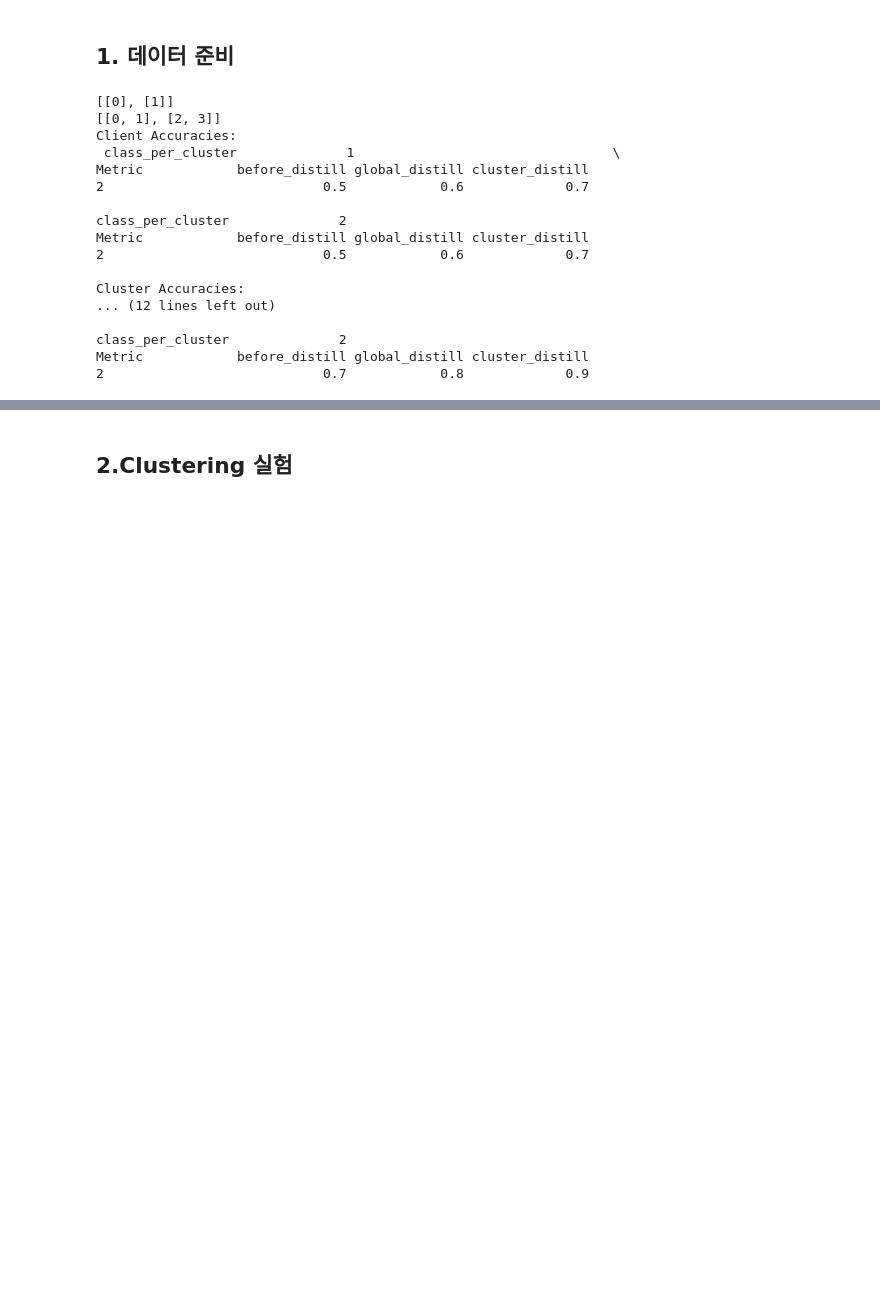
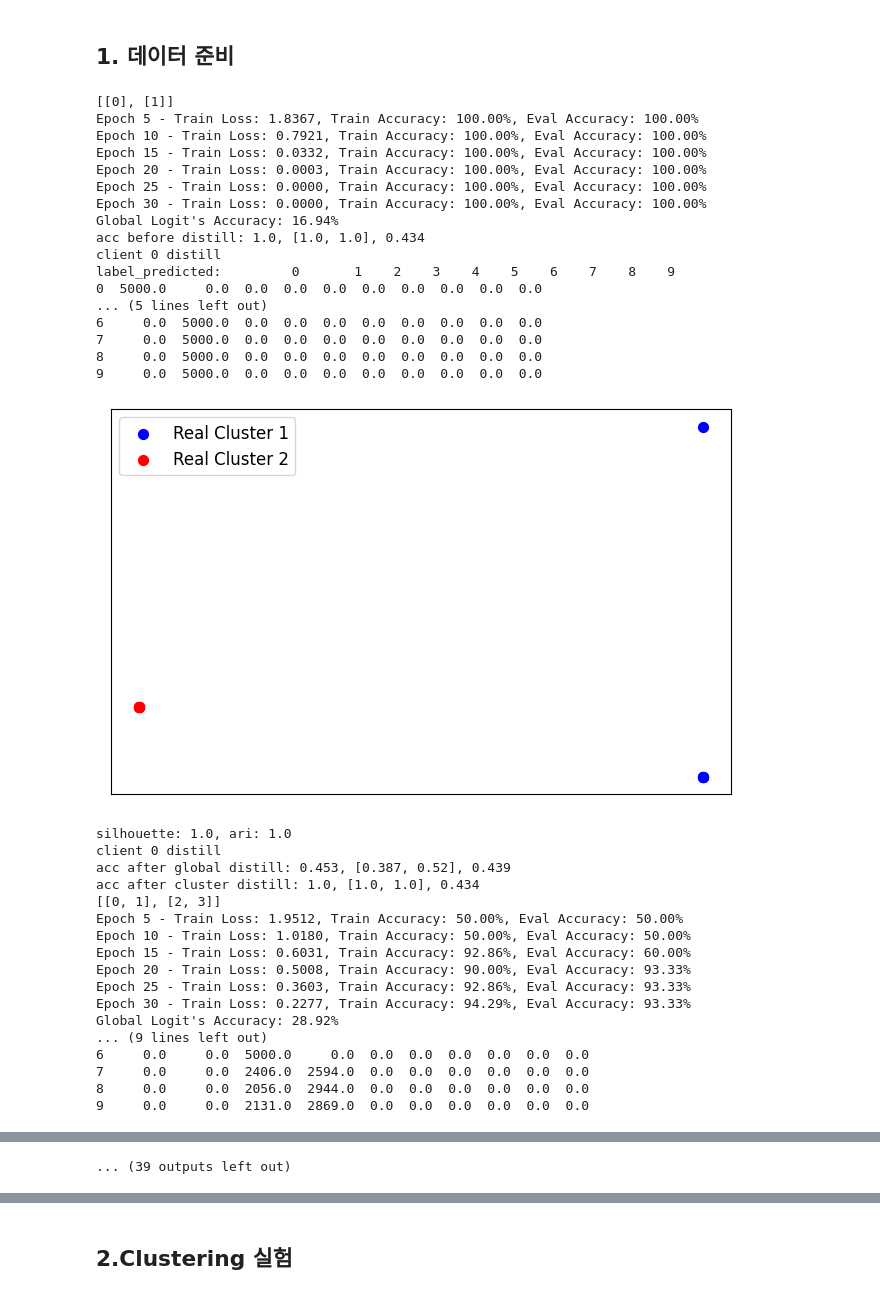
Before and after one commit to yangbaechu/FD-with-Label-Based-Group-Structure, a Jupyter notebook: FedCD.ipynb, the cells around one changed output, grey strips where cells are left out. Saved outputs shown, nothing was run; the diff lists cells and outputs as text; code cells hidden in the pictures; blank space fills up the shorter version.

Commit message:
Exp with class_per_cluster Result

```diff
--- a/FedCD.ipynb
+++ b/FedCD.ipynb
@@ -510,48 +510,66 @@ def get_combination(array_length, class_per_cluster):
 # %%
 # Initialize empty DataFrames to store results with multi-level columns
 multi_col = pd.MultiIndex.from_product([range(1, 6), ['before_distill', 'global_distill', 'cluster_distill']], names=['class_per_cluster', 'Metric'])
 df_client_accs = pd.DataFrame(columns=multi_col)
 df_cluster_accs = pd.DataFrame(columns=multi_col)
 df_global_accs = pd.DataFrame(columns=multi_col)
 
 # Iterate over different cluster_count values
-for cluster_count in [2]:#, 4, 6, 8, 10]:
+for cluster_count in [2, 4, 6, 8, 10]:
     # Iterate over different class_per_cluster values
-    for class_per_cluster in range(1, 6):#, 6):  # 2 to 5
+    for class_per_cluster in range(1, 6):
         n_clients = cluster_count * 5
         instances_per_class_per_client = get_combination(cluster_count, class_per_cluster)
         print(instances_per_class_per_client)
         # Replace with your actual cluster_train_result_exp function
         client_accs, cluster_accs, global_accs = cluster_train_result_exp(
         n_clients, 50000, 5000, cluster_count, [1/cluster_count] * cluster_count, 50, instances_per_class_per_client
     )
         # Update DataFrame
         df_client_accs.loc[cluster_count, (class_per_cluster, 'before_distill')] = client_accs[0]
         df_client_accs.loc[cluster_count, (class_per_cluster, 'global_distill')] = client_accs[1]
         df_client_accs.loc[cluster_count, (class_per_cluster, 'cluster_distill')] = client_accs[2]
 
         df_cluster_accs.loc[cluster_count, (class_per_cluster, 'before_distill')] = cluster_accs[0]
         df_cluster_accs.loc[cluster_count, (class_per_cluster, 'global_distill')] = cluster_accs[1]
         df_cluster_accs.loc[cluster_count, (class_per_cluster, 'cluster_distill')] = cluster_accs[2]
 
         df_global_accs.loc[cluster_count, (class_per_cluster, 'before_distill')] = global_accs[0]
         df_global_accs.loc[cluster_count, (class_per_cluster, 'global_distill')] = global_accs[1]
         df_global_accs.loc[cluster_count, (class_per_cluster, 'cluster_distill')] = global_accs[2]
 # %% [output]
 [[0], [1]]
-[[0, 1], [2, 3]]
-Client Accuracies:
- class_per_cluster              1                                 \
-Metric            before_distill global_distill cluster_distill
-2                            0.5            0.6             0.7
-
-class_per_cluster              2
-Metric            before_distill global_distill cluster_distill
-2                            0.5            0.6             0.7
-
-Cluster Accuracies:
-... (12 lines left out)
-
-class_per_cluster              2
-Metric            before_distill global_distill cluster_distill
-2                            0.7            0.8             0.9
+Epoch 5 - Train Loss: 1.8367, Train Accuracy: 100.00%, Eval Accuracy: 100.00%
+Epoch 10 - Train Loss: 0.7921, Train Accuracy: 100.00%, Eval Accuracy: 100.00%
+Epoch 15 - Train Loss: 0.0332, Train Accuracy: 100.00%, Eval Accuracy: 100.00%
+Epoch 20 - Train Loss: 0.0003, Train Accuracy: 100.00%, Eval Accuracy: 100.00%
+Epoch 25 - Train Loss: 0.0000, Train Accuracy: 100.00%, Eval Accuracy: 100.00%
+Epoch 30 - Train Loss: 0.0000, Train Accuracy: 100.00%, Eval Accuracy: 100.00%
+Global Logit's Accuracy: 16.94%
+acc before distill: 1.0, [1.0, 1.0], 0.434
+client 0 distill
+label_predicted:         0       1    2    3    4    5    6    7    8    9
+0  5000.0     0.0  0.0  0.0  0.0  0.0  0.0  0.0  0.0  0.0
+... (5 lines left out)
+6     0.0  5000.0  0.0  0.0  0.0  0.0  0.0  0.0  0.0  0.0
+7     0.0  5000.0  0.0  0.0  0.0  0.0  0.0  0.0  0.0  0.0
+8     0.0  5000.0  0.0  0.0  0.0  0.0  0.0  0.0  0.0  0.0
+9     0.0  5000.0  0.0  0.0  0.0  0.0  0.0  0.0  0.0  0.0
+[figure, added]
+silhouette: 1.0, ari: 1.0
+client 0 distill
+acc after global distill: 0.453, [0.387, 0.52], 0.439
+acc after cluster distill: 1.0, [1.0, 1.0], 0.434
+[[0, 1], [2, 3]]
+Epoch 5 - Train Loss: 1.9512, Train Accuracy: 50.00%, Eval Accuracy: 50.00%
+Epoch 10 - Train Loss: 1.0180, Train Accuracy: 50.00%, Eval Accuracy: 50.00%
+Epoch 15 - Train Loss: 0.6031, Train Accuracy: 92.86%, Eval Accuracy: 60.00%
+Epoch 20 - Train Loss: 0.5008, Train Accuracy: 90.00%, Eval Accuracy: 93.33%
+Epoch 25 - Train Loss: 0.3603, Train Accuracy: 92.86%, Eval Accuracy: 93.33%
+Epoch 30 - Train Loss: 0.2277, Train Accuracy: 94.29%, Eval Accuracy: 93.33%
+Global Logit's Accuracy: 28.92%
+... (9 lines left out)
+6     0.0     0.0  5000.0     0.0  0.0  0.0  0.0  0.0  0.0  0.0
+7     0.0     0.0  2406.0  2594.0  0.0  0.0  0.0  0.0  0.0  0.0
+8     0.0     0.0  2056.0  2944.0  0.0  0.0  0.0  0.0  0.0  0.0
+9     0.0     0.0  2131.0  2869.0  0.0  0.0  0.0  0.0  0.0  0.0
@@ -557,0 +649 @@ Metric            before_distill global_distill cluster_distill
+... (39 outputs left out)
```
Also changed, not shown: parts of 6 cells of this notebook.
